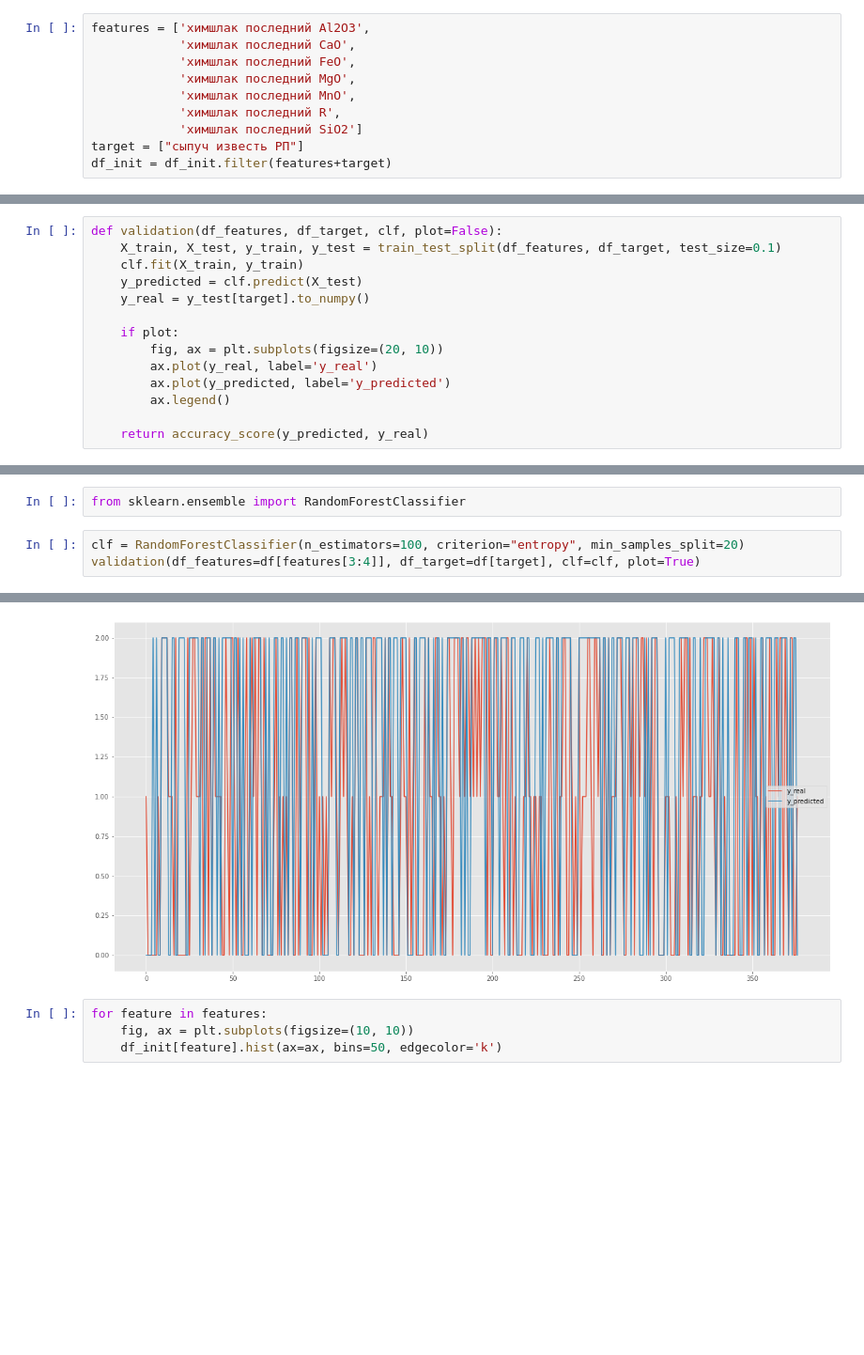
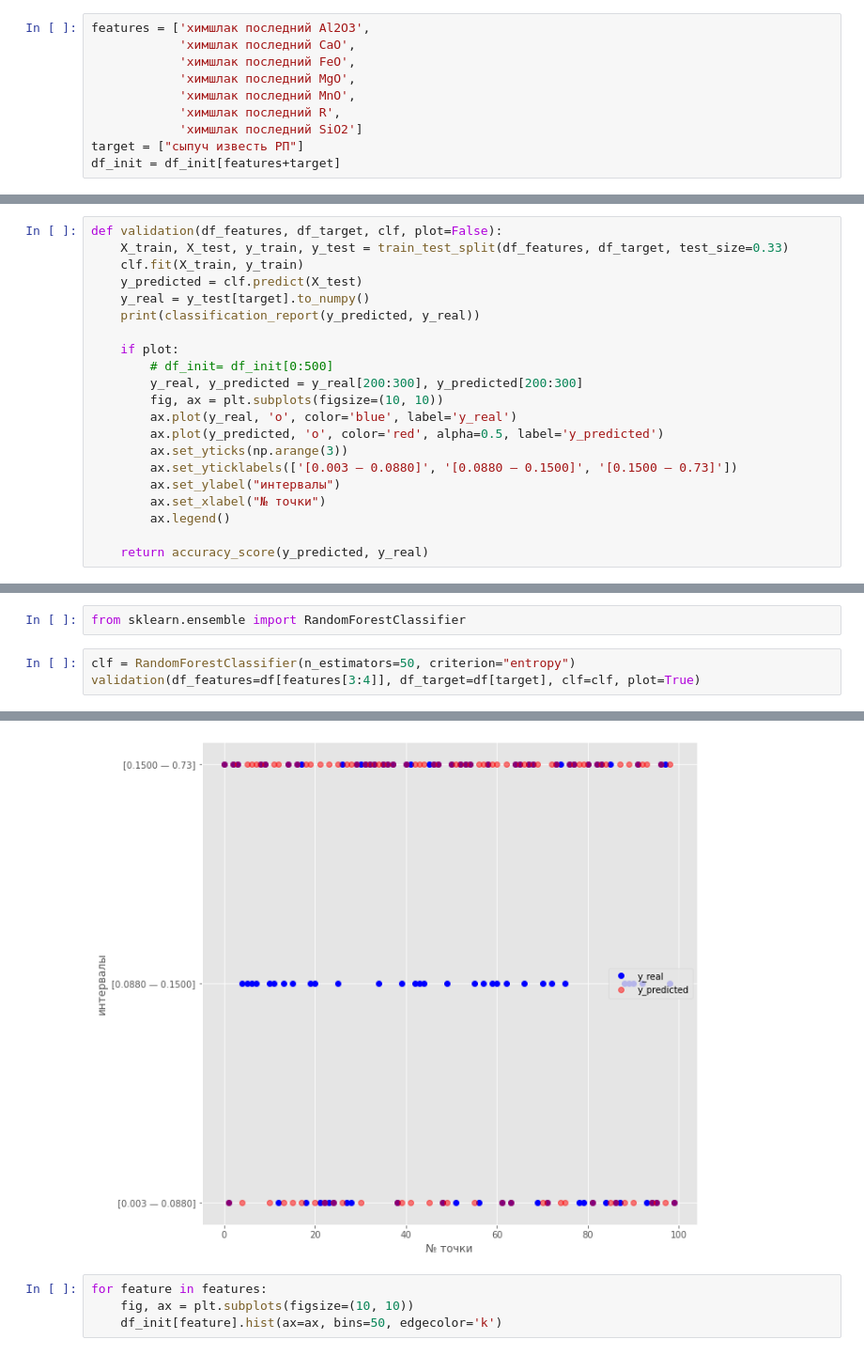
Before and after one commit to comptech-winter-school/steel-alloying, a Jupyter notebook: Khafizov/optimizationCaO_Anvar.ipynb, the cells around one changed output, grey strips where cells are left out. Shown: that part at 94% size. Drawn from its saved outputs; the diff is of its cells as text; blank space fills up the shorter version.

Commit message:
modified plots

```diff
--- a/Khafizov/optimizationCaO_Anvar.ipynb
+++ b/Khafizov/optimizationCaO_Anvar.ipynb
@@ -46,7 +46,7 @@ features = ['химшлак последний Al2O3',
             'химшлак последний R',
             'химшлак последний SiO2']
 target = ["сыпуч известь РП"]
-df_init = df_init.filter(features+target)
+df_init = df_init[features+target]
 # %%
 row_indexes_to_exclude = []
 print(f"было {len(df_init)} строк")
@@ -121,15 +118,22 @@ df
 3763 rows × 8 columns
 # %%
 def validation(df_features, df_target, clf, plot=False):
-    X_train, X_test, y_train, y_test = train_test_split(df_features, df_target, test_size=0.1)
+    X_train, X_test, y_train, y_test = train_test_split(df_features, df_target, test_size=0.33)
     clf.fit(X_train, y_train)
     y_predicted = clf.predict(X_test)
     y_real = y_test[target].to_numpy()
+    print(classification_report(y_predicted, y_real))
 
     if plot:
-        fig, ax = plt.subplots(figsize=(20, 10))
-        ax.plot(y_real, label='y_real')
-        ax.plot(y_predicted, label='y_predicted')
+        # df_init= df_init[0:500]
+        y_real, y_predicted = y_real[200:300], y_predicted[200:300]
+        fig, ax = plt.subplots(figsize=(10, 10))
+        ax.plot(y_real, 'o', color='blue', label='y_real')
+        ax.plot(y_predicted, 'o', color='red', alpha=0.5, label='y_predicted')
+        ax.set_yticks(np.arange(3))
+        ax.set_yticklabels(['[0.003 — 0.0880]', '[0.0880 — 0.1500]', '[0.1500 — 0.73]'])
+        ax.set_ylabel("интервалы")
+        ax.set_xlabel("№ точки")
         ax.legend()
 
     return accuracy_score(y_predicted, y_real)
@@ -147,6 +164,6 @@ validation(df_features=df[features], df_target=df[target], clf=DecisionTreeClass
 # %%
 from sklearn.ensemble import RandomForestClassifier
 # %%
-clf = RandomForestClassifier(n_estimators=100, criterion="entropy", min_samples_split=20)
+clf = RandomForestClassifier(n_estimators=50, criterion="entropy")
 validation(df_features=df[features[3:4]], df_target=df[target], clf=clf, plot=True)
 # %% [output]
@@ -154,4 +180,4 @@ validation(df_features=df[features[3:4]], df_target=df[target], clf=clf, plot=Tr
-[figure, old version]
+[figure, new version]
 # %%
 for feature in features:
     fig, ax = plt.subplots(figsize=(10, 10))
```
Also changed, not shown: parts of 5 cells of this notebook, 1 other file.
